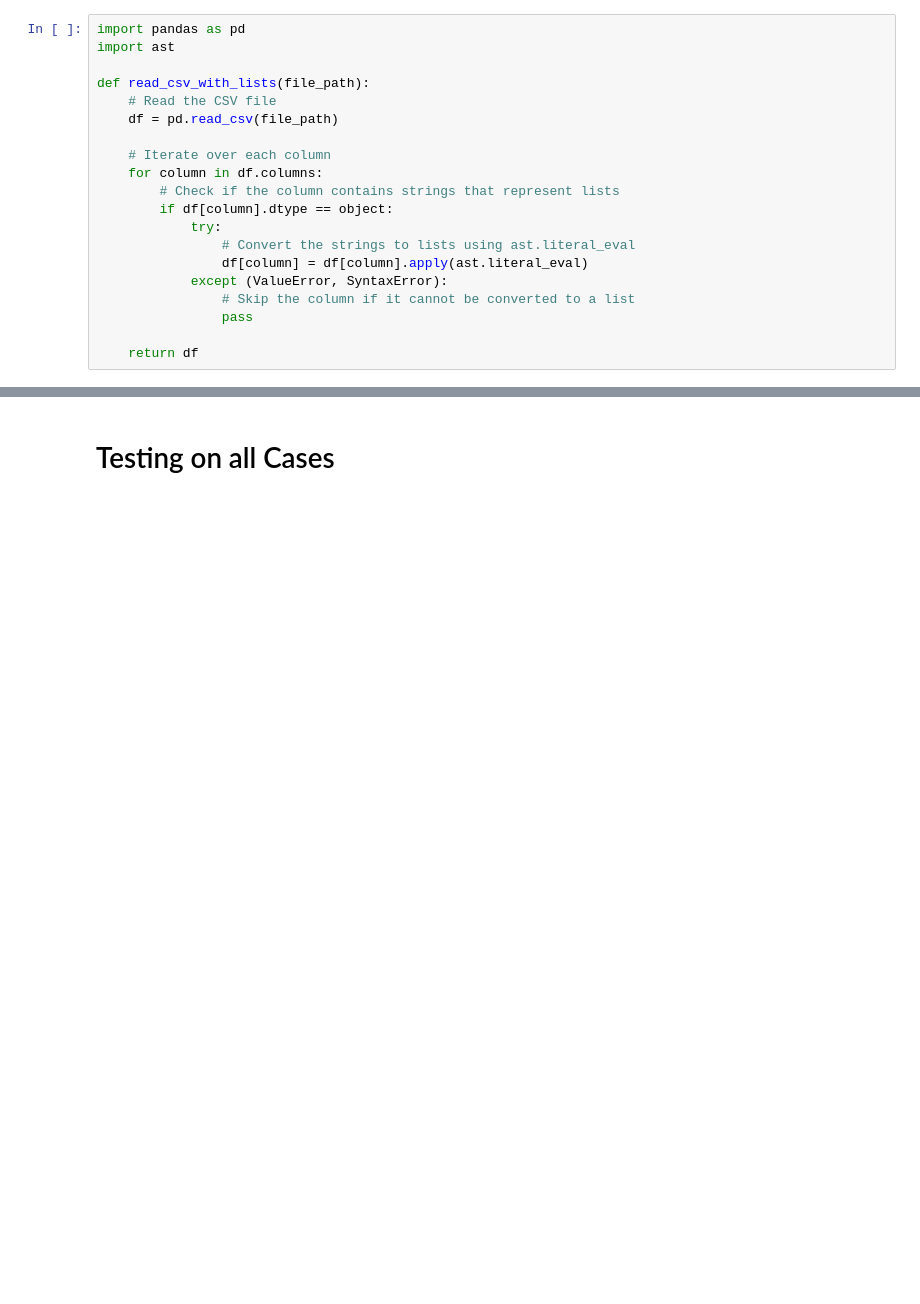
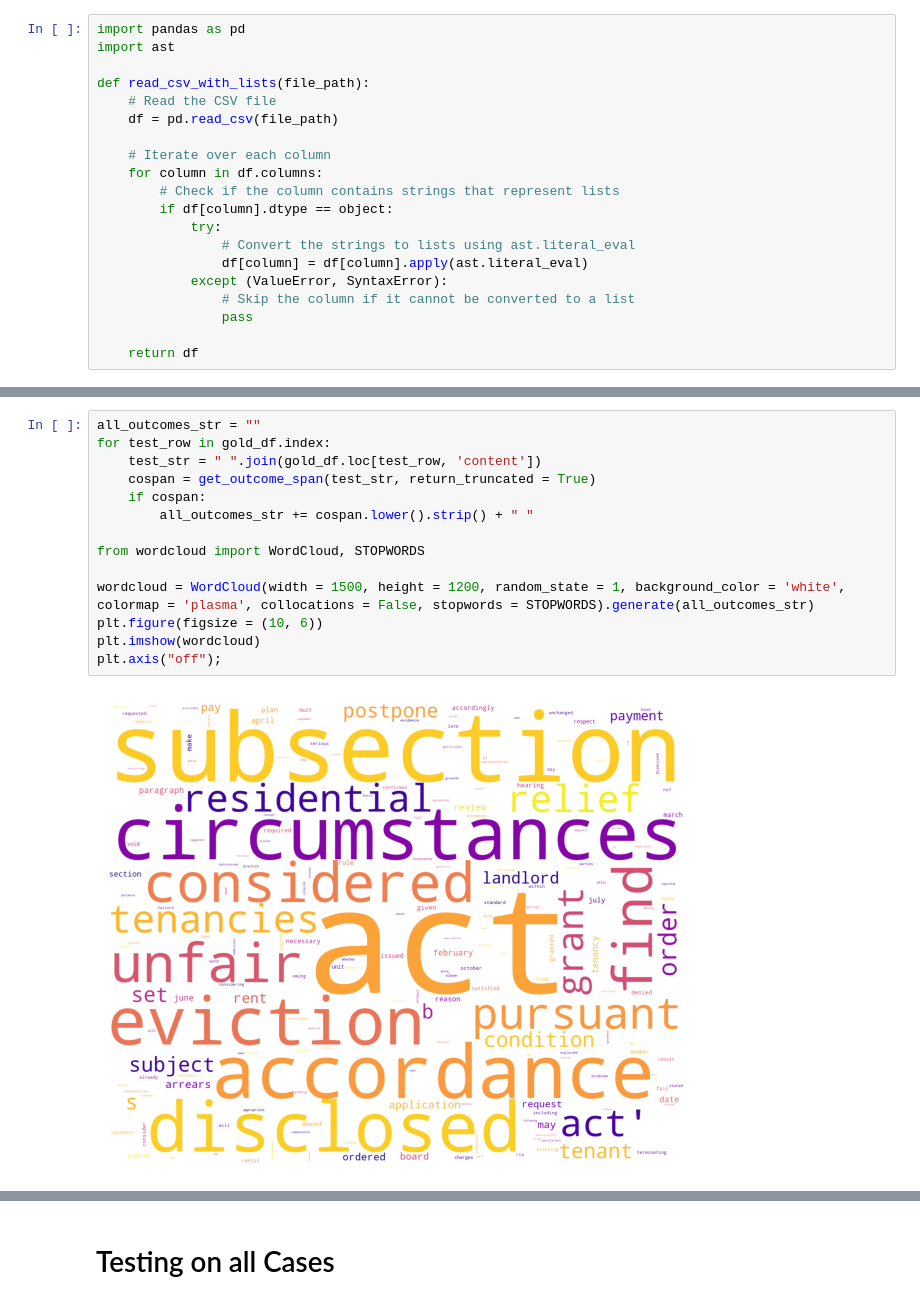
Before and after one commit to jataellen/Allard_A_Capstone, a Jupyter notebook: outcome_extraction_rule_based.ipynb, the cells around one changed output, grey strips where cells are left out. Cells and saved outputs as stored; diff of their text form; blank space fills up the shorter version.

```diff
--- a/outcome_extraction_rule_based.ipynb
+++ b/outcome_extraction_rule_based.ipynb
@@ -279,0 +267,16 @@ I have considered all of the disclosed circumstances in accordance with subsecti
+# %%
+all_outcomes_str = ""
+for test_row in gold_df.index:
+    test_str = " ".join(gold_df.loc[test_row, 'content'])
+    cospan = get_outcome_span(test_str, return_truncated = True)
+    if cospan:
+        all_outcomes_str += cospan.lower().strip() + " "
+
+from wordcloud import WordCloud, STOPWORDS
+
+wordcloud = WordCloud(width = 1500, height = 1200, random_state = 1, background_color = 'white', colormap = 'plasma', collocations = False, stopwords = STOPWORDS).generate(all_outcomes_str)
+plt.figure(figsize = (10, 6))
+plt.imshow(wordcloud)
+plt.axis("off");
+# %% [output]
+[figure, added]
```
Also changed, not shown: parts of 12 cells of this notebook.
